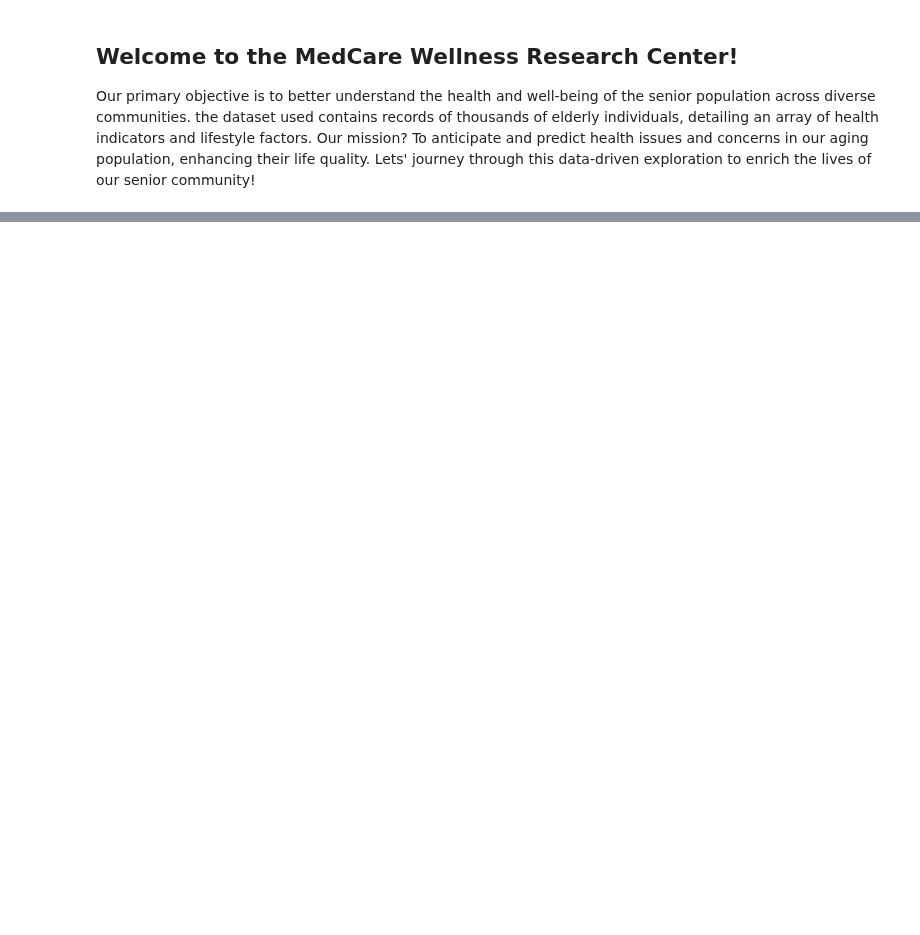
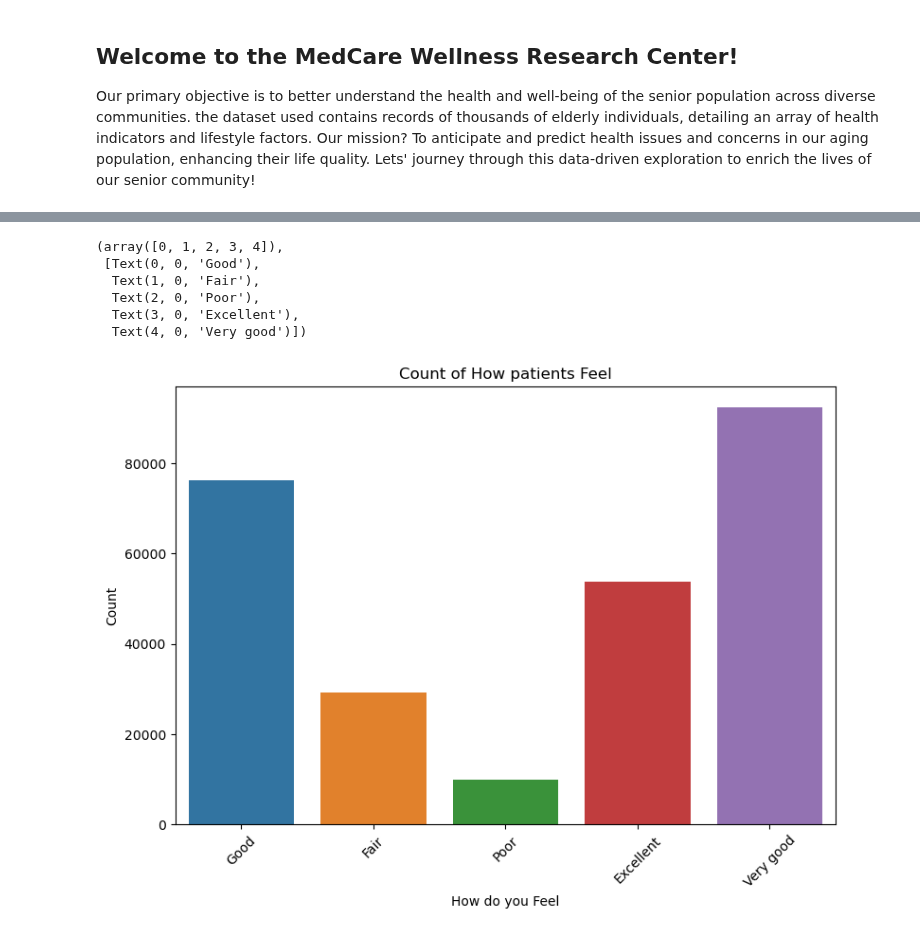
Before and after one commit to Dadd0/AI_MedCare_282401, a Jupyter notebook: main.ipynb, the cells around one changed output, grey strips where cells are left out. Cells and saved outputs as stored; diff of their text form; code cells hidden in the pictures; blank space fills up the shorter version.

```diff
--- a/main.ipynb
+++ b/main.ipynb
@@ -82,0 +109,14 @@ dtype: int64
+# %%
+plt.figure(figsize=(9,6))
+plt.title("Count of How patients Feel")
+sns.countplot(data = medcenter_df, x = 'How do you Feel')
+plt.ylabel("Count")
+plt.xticks(rotation = 45)
+# %% [output]
+(array([0, 1, 2, 3, 4]),
+ [Text(0, 0, 'Good'),
+  Text(1, 0, 'Fair'),
+  Text(2, 0, 'Poor'),
+  Text(3, 0, 'Excellent'),
+  Text(4, 0, 'Very good')])
+[figure, added]
```
Also changed, not shown: parts of 16 cells of this notebook, 1 other file.
